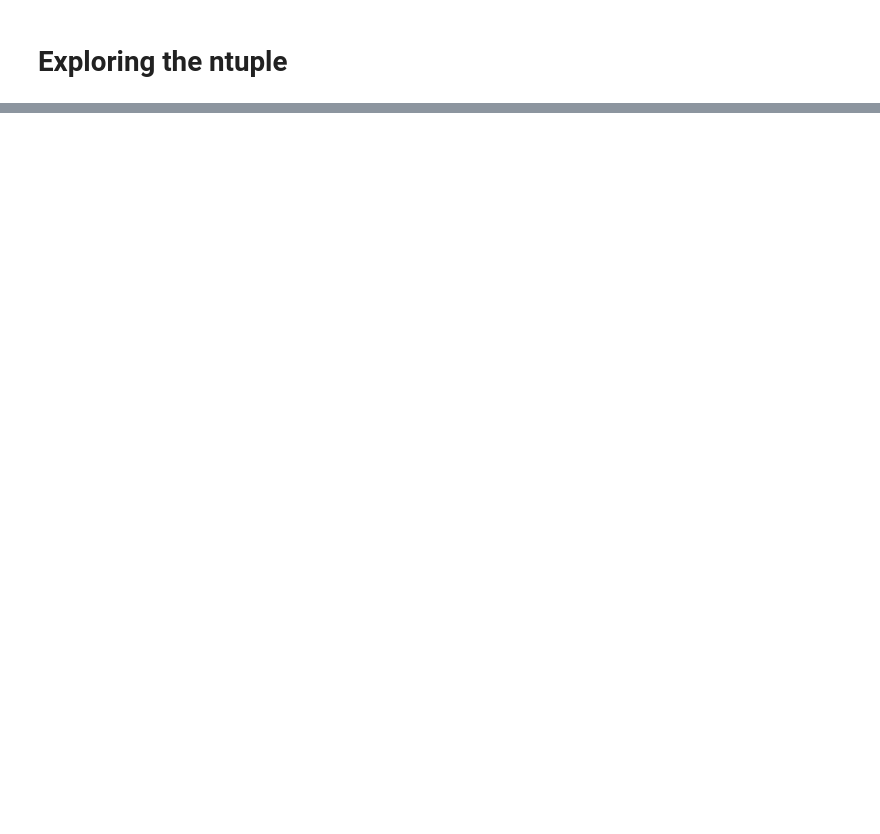
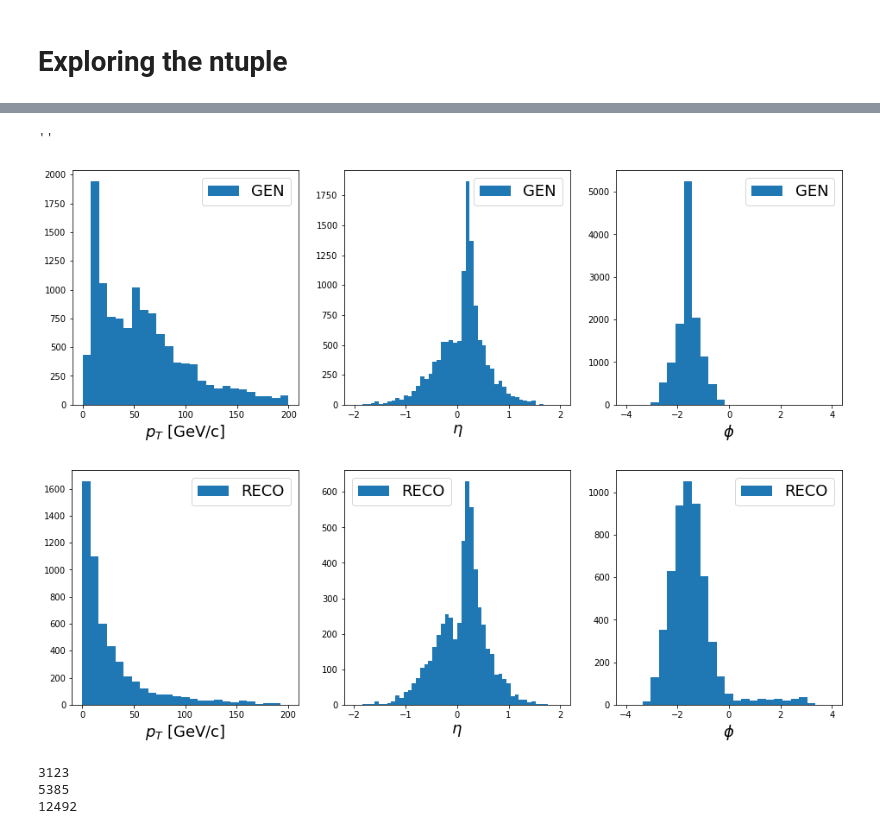
Before and after one commit to mattbellis/earthshine, a Jupyter notebook: CMS_muon_work/explore_uscb_ntuples.ipynb, the cells around one changed output, grey strips where cells are left out. Cells and saved outputs as stored; diff of their text form; code cells hidden in the pictures; blank space fills up the shorter version.

```diff
--- a/CMS_muon_work/explore_uscb_ntuples.ipynb
+++ b/CMS_muon_work/explore_uscb_ntuples.ipynb
@@ -367,0 +469,77 @@ plt.hist(ak.num(pt));
+# %%
+pt = tree['muon_pt'].array()
+phi = tree['muon_phi'].array()
+eta = tree['muon_eta'].array()
+
+gen_pt = tree['gen_pt'].array()
+gen_phi = tree['gen_phi'].array()
+gen_eta = tree['gen_eta'].array()
+
+globx = tree['muon_dtSeg_globX'].array()
+globy = tree['muon_dtSeg_globY'].array()
+globz = tree['muon_dtSeg_globZ'].array()
+globt = tree['muon_dtSeg_t0timing'].array()
+
+#mask = pt < 200
+
+nhits = ak.num(globt)
+mask = nhits>=0
+
+
+plt.figure(figsize=(16,5))
+plt.subplot(1,3,1)
+plt.hist(ak.flatten(gen_pt[mask]),bins=25, range=(0,200), label='GEN')
+plt.xlabel(r'$p_T$ [GeV/c]',fontsize=18)
+plt.legend(fontsize=18)
+
+
+plt.subplot(1,3,2)
+plt.hist(ak.flatten(gen_eta[mask]),bins=50, range=(-2,2), label='GEN')
+plt.xlabel(r'$\eta$',fontsize=18)
+plt.legend(fontsize=18)
+
+plt.subplot(1,3,3)
+plt.hist(ak.flatten(gen_phi[mask]),bins=25, range=(-4,4), label='GEN')
+plt.xlabel(r'$\phi$',fontsize=18)
+plt.legend(fontsize=18)
+
+plt.gca().set_facecolor('white')
+plt.gcf().set_facecolor('white')
+
+
+
+plt.figure(figsize=(16,5))
+plt.subplot(1,3,1)
+plt.hist(ak.flatten(pt[mask]),bins=25, range=(0,200),label='RECO')
+plt.xlabel(r'$p_T$ [GeV/c]',fontsize=18)
+plt.legend(fontsize=18)
+
+plt.subplot(1,3,2)
+plt.hist(ak.flatten(eta[mask]),bins=50, range=(-2,2),label='RECO')
+plt.xlabel(r'$\eta$',fontsize=18)
+plt.legend(fontsize=18)
+
+
+plt.subplot(1,3,3)
+plt.hist(ak.flatten(phi[mask]),bins=25, range=(-4,4),label='RECO')
+plt.xlabel(r'$\phi$',fontsize=18)
+plt.legend(fontsize=18)
+
+plt.gca().set_facecolor('white')
+plt.gcf().set_facecolor('white')
+
+
+;
+# %% [output]
+''
+[figure, added]
+[figure, added]
+# %%
+print(len(tree['muon_pt'].array()))
+print(ak.sum(ak.num(tree['muon_pt'].array())))
+
+print(ak.sum(ak.num(tree['gen_pt'].array())))
+# %% [output]
+3123
+5385
+12492
```
Also changed, not shown: parts of 22 cells of this notebook, 2 other files.
